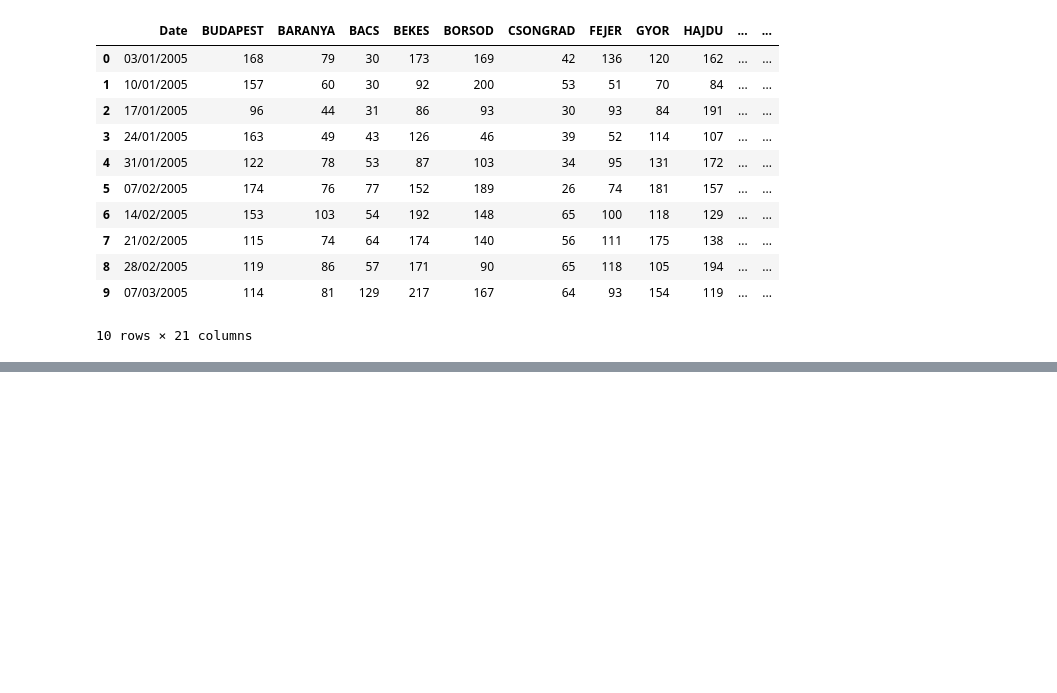
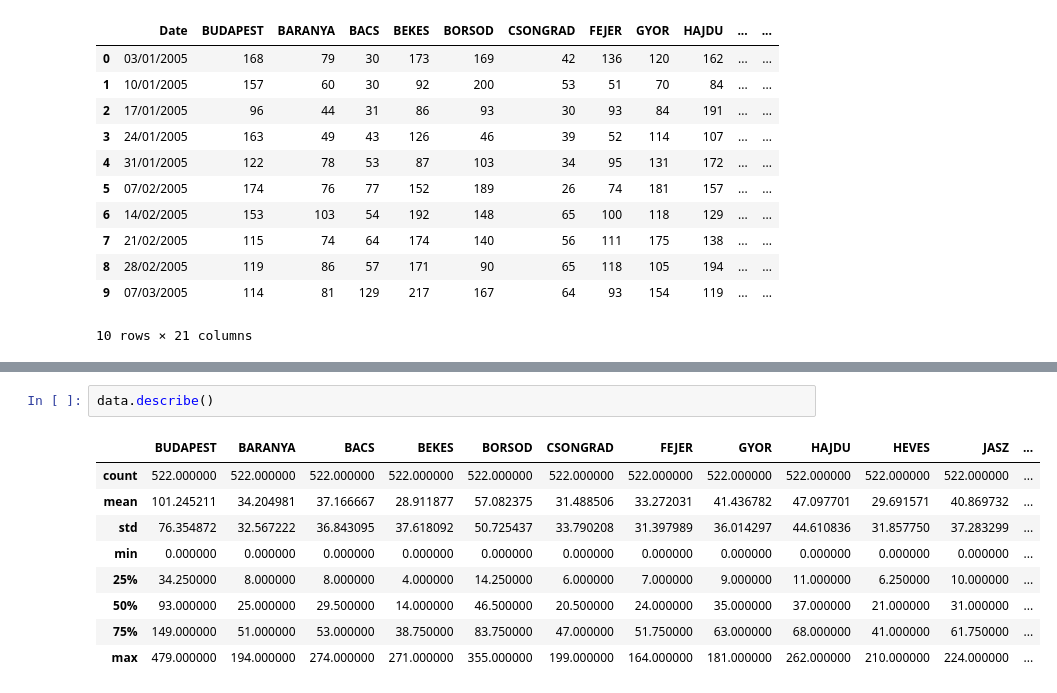
Before and after one commit to harbidel/Chickenpox-Case-Prediction, a Jupyter notebook: ChickenPox_Case_Prediction.ipynb, the cells around one changed output, grey strips where cells are left out. Saved outputs shown, nothing was run; the diff lists cells and outputs as text; blank space fills up the shorter version.

```diff
--- a/ChickenPox_Case_Prediction.ipynb
+++ b/ChickenPox_Case_Prediction.ipynb
@@ -23,0 +44,12 @@ data.head(10)
+# %%
+data.describe()
+# %% [output]
+|  | BUDAPEST | BARANYA | BACS | BEKES | BORSOD | CSONGRAD | FEJER | GYOR | HAJDU | HEVES | JASZ | ... |
+| count | 522.000000 | 522.000000 | 522.000000 | 522.000000 | 522.000000 | 522.000000 | 522.000000 | 522.000000 | 522.000000 | 522.000000 | 522.000000 | ... |
+| mean | 101.245211 | 34.204981 | 37.166667 | 28.911877 | 57.082375 | 31.488506 | 33.272031 | 41.436782 | 47.097701 | 29.691571 | 40.869732 | ... |
+| std | 76.354872 | 32.567222 | 36.843095 | 37.618092 | 50.725437 | 33.790208 | 31.397989 | 36.014297 | 44.610836 | 31.857750 | 37.283299 | ... |
+| min | 0.000000 | 0.000000 | 0.000000 | 0.000000 | 0.000000 | 0.000000 | 0.000000 | 0.000000 | 0.000000 | 0.000000 | 0.000000 | ... |
+| 25% | 34.250000 | 8.000000 | 8.000000 | 4.000000 | 14.250000 | 6.000000 | 7.000000 | 9.000000 | 11.000000 | 6.250000 | 10.000000 | ... |
+| 50% | 93.000000 | 25.000000 | 29.500000 | 14.000000 | 46.500000 | 20.500000 | 24.000000 | 35.000000 | 37.000000 | 21.000000 | 31.000000 | ... |
+| 75% | 149.000000 | 51.000000 | 53.000000 | 38.750000 | 83.750000 | 47.000000 | 51.750000 | 63.000000 | 68.000000 | 41.000000 | 61.750000 | ... |
+| max | 479.000000 | 194.000000 | 274.000000 | 271.000000 | 355.000000 | 199.000000 | 164.000000 | 181.000000 | 262.000000 | 210.000000 | 224.000000 | ... |
```
Also changed, not shown: parts of 2 cells of this notebook.
